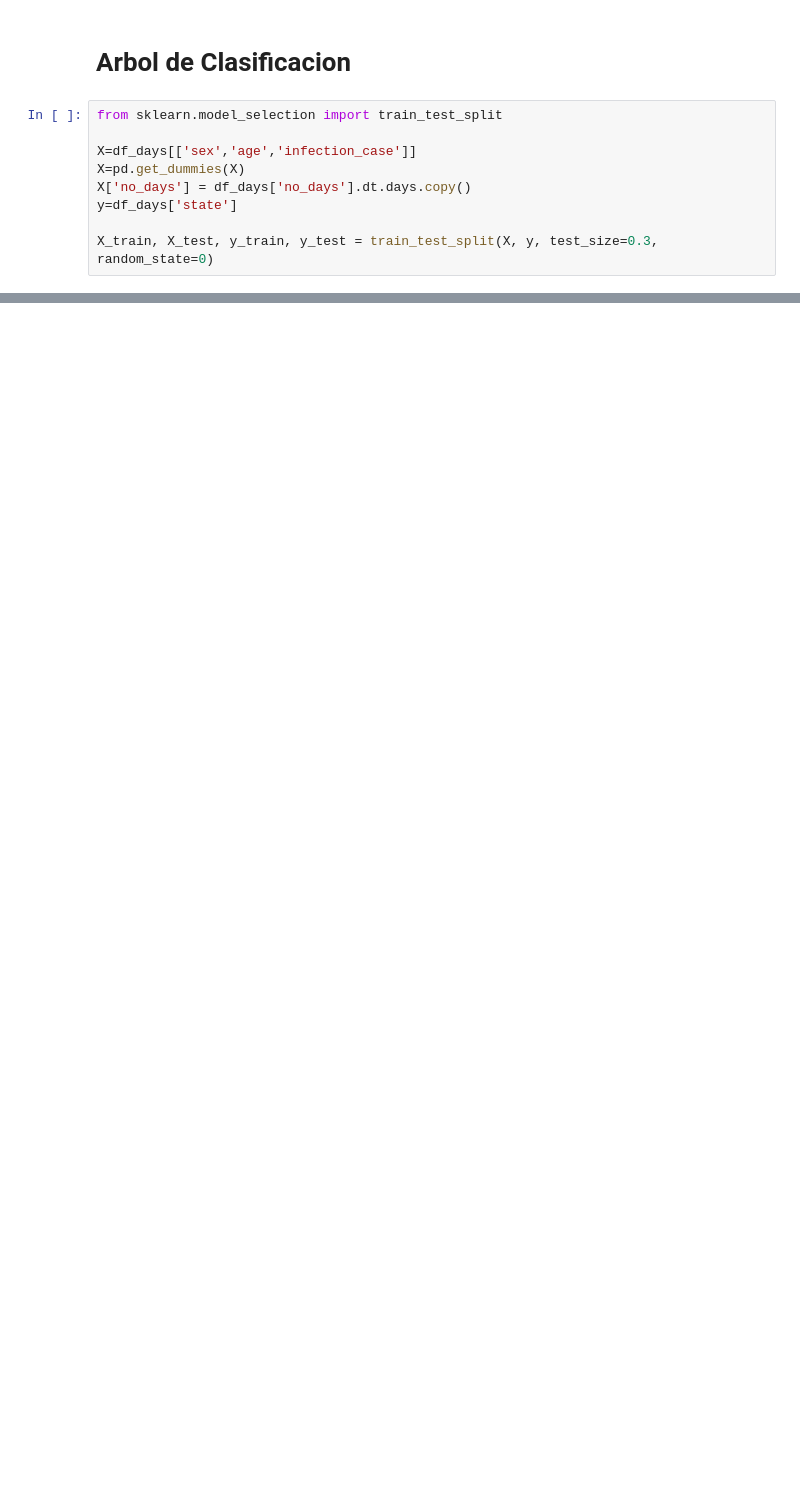
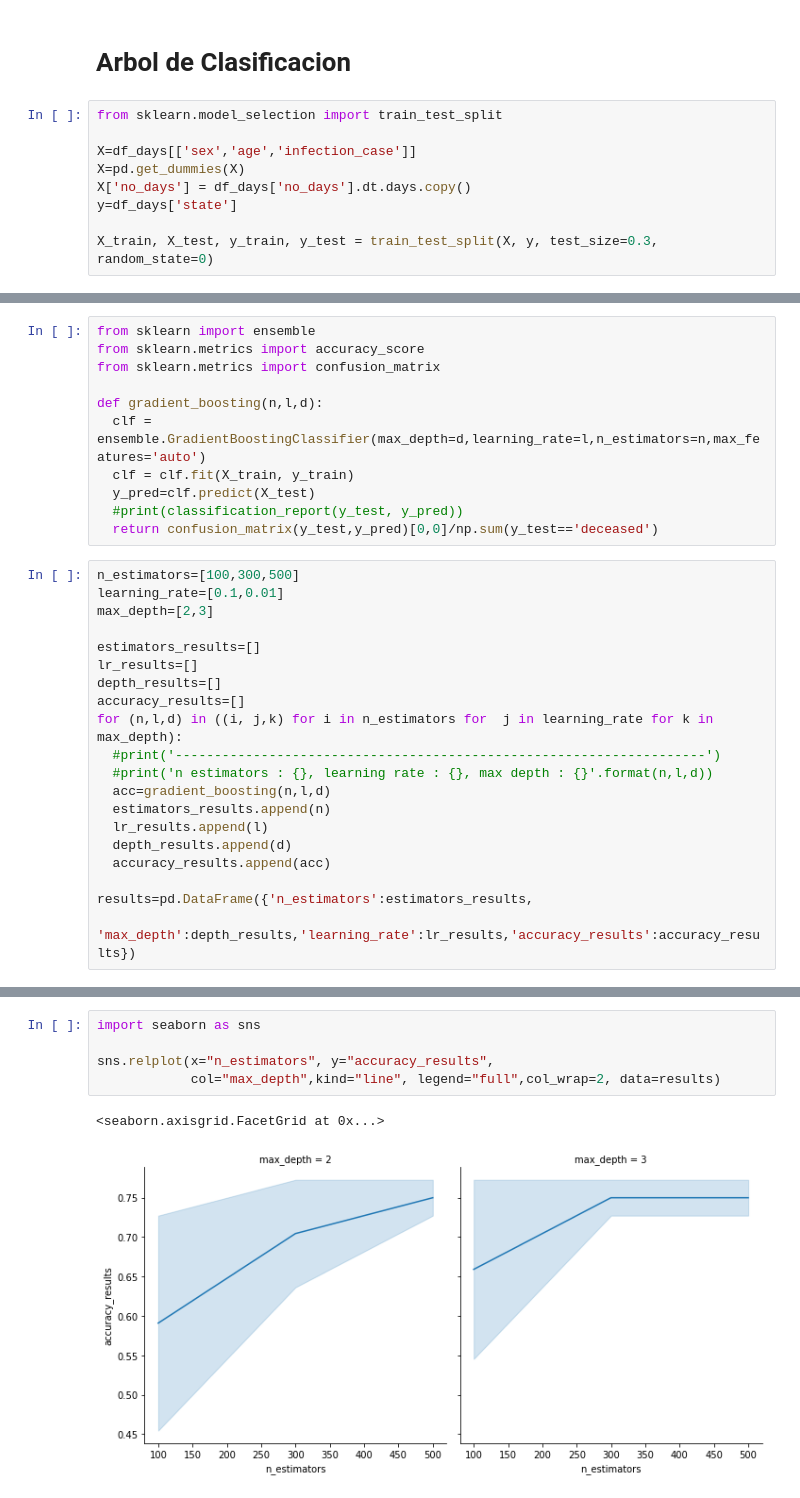
Before and after one commit to sherna90/mineria_datos, a Jupyter notebook: 5.-arboles.ipynb, the cells around one changed output, grey strips where cells are left out. Drawn from its saved outputs; the diff is of its cells as text; blank space fills up the shorter version.

```diff
--- a/5.-arboles.ipynb
+++ b/5.-arboles.ipynb
@@ -162,0 +197,31 @@ weighted avg       0.96      0.96      0.96       323
+# %%
+from sklearn import ensemble
+from sklearn.metrics import accuracy_score
+from sklearn.metrics import confusion_matrix
+
+def gradient_boosting(n,l,d):
+  clf = ensemble.GradientBoostingClassifier(max_depth=d,learning_rate=l,n_estimators=n,max_features='auto')
+  clf = clf.fit(X_train, y_train)
+  y_pred=clf.predict(X_test)
+  #print(classification_report(y_test, y_pred))
+  return confusion_matrix(y_test,y_pred)[0,0]/np.sum(y_test=='deceased')
+# %%
+n_estimators=[100,300,500]
+learning_rate=[0.1,0.01]
+max_depth=[2,3]
+
+estimators_results=[]
+lr_results=[]
+depth_results=[]
+accuracy_results=[]
+for (n,l,d) in ((i, j,k) for i in n_estimators for  j in learning_rate for k in max_depth):
+  #print('--------------------------------------------------------------------')
+  #print('n estimators : {}, learning rate : {}, max depth : {}'.format(n,l,d))
+  acc=gradient_boosting(n,l,d)
+  estimators_results.append(n)
+  lr_results.append(l)
+  depth_results.append(d)
+  accuracy_results.append(acc)
+
+results=pd.DataFrame({'n_estimators':estimators_results,
+                       'max_depth':depth_results,'learning_rate':lr_results,'accuracy_results':accuracy_results})
@@ -162,0 +237,8 @@ weighted avg       0.96      0.96      0.96       323
+# %%
+import seaborn as sns
+
+sns.relplot(x="n_estimators", y="accuracy_results",
+            col="max_depth",kind="line", legend="full",col_wrap=2, data=results)
+# %% [output]
+<seaborn.axisgrid.FacetGrid at 0x...>
+[figure, added]
```
Also changed, not shown: parts of 11 cells of this notebook.
